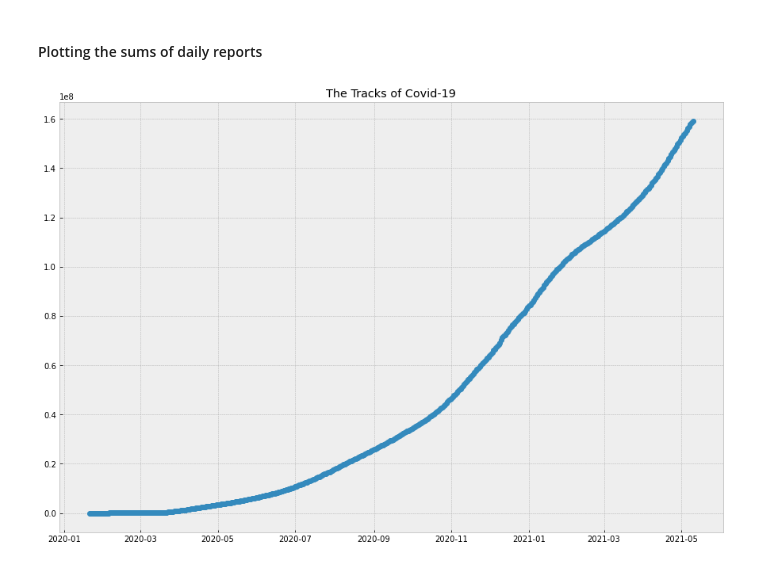
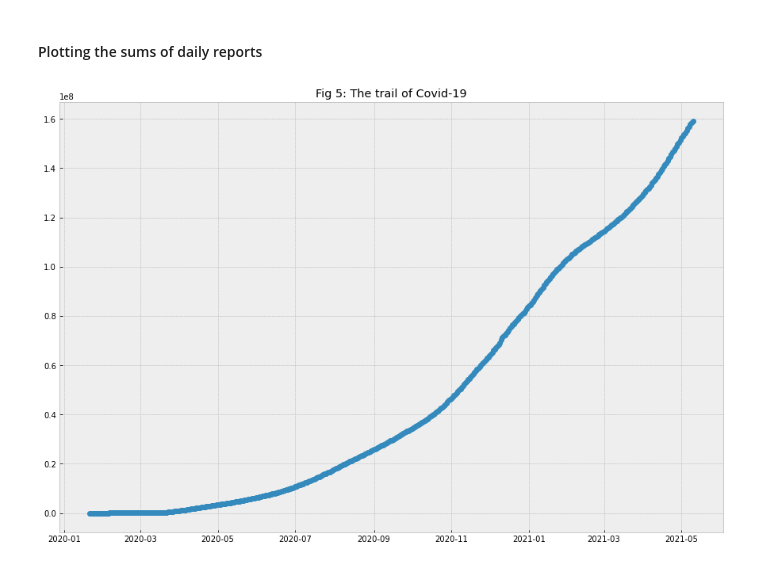
Before and after one commit to tw7366/Projects, a Jupyter notebook: Projects/Covid-19.ipynb, the cells around one changed output. Cells and saved outputs as stored; diff of their text form; code cells hidden in the pictures.

```diff
--- a/Projects/Covid-19.ipynb
+++ b/Projects/Covid-19.ipynb
@@ -512,9 +512,9 @@ plt.show()
 # %%
 covid['REPORT_DATE'] = pd.to_datetime(covid['REPORT_DATE'])
 covid.sort_values(by='REPORT_DATE', inplace=True)
 covid_daily = covid.groupby('REPORT_DATE', as_index=False).sum()
 plt.plot_date(x=covid_daily['REPORT_DATE'], y=covid_daily['PEOPLE_POSITIVE_CASES_COUNT'])
-plt.title('Fig 5: The Tracks of Covid-19')
+plt.title('Fig 5: The trail of Covid-19')
 plt.show()
 # %% [output]
-[figure, old version]
+[figure, new version]
```
